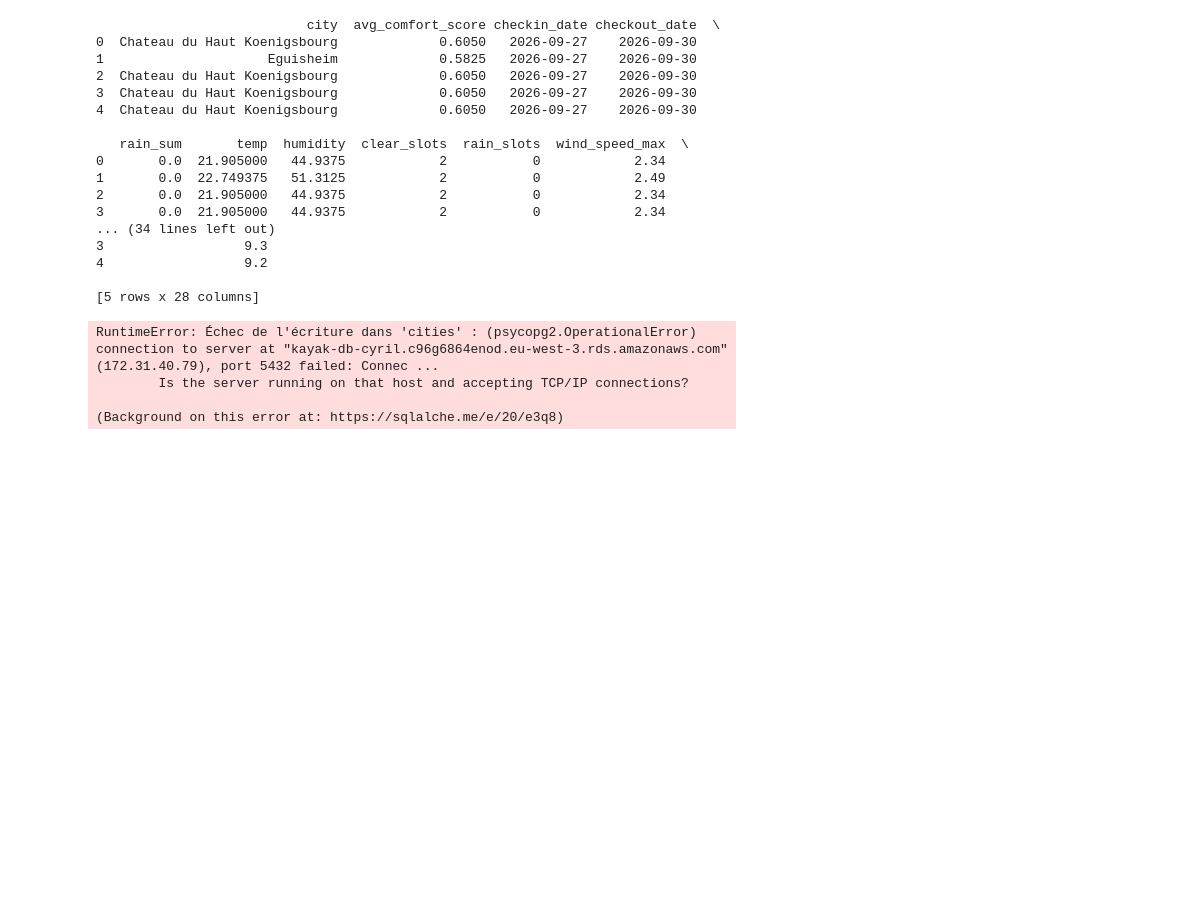
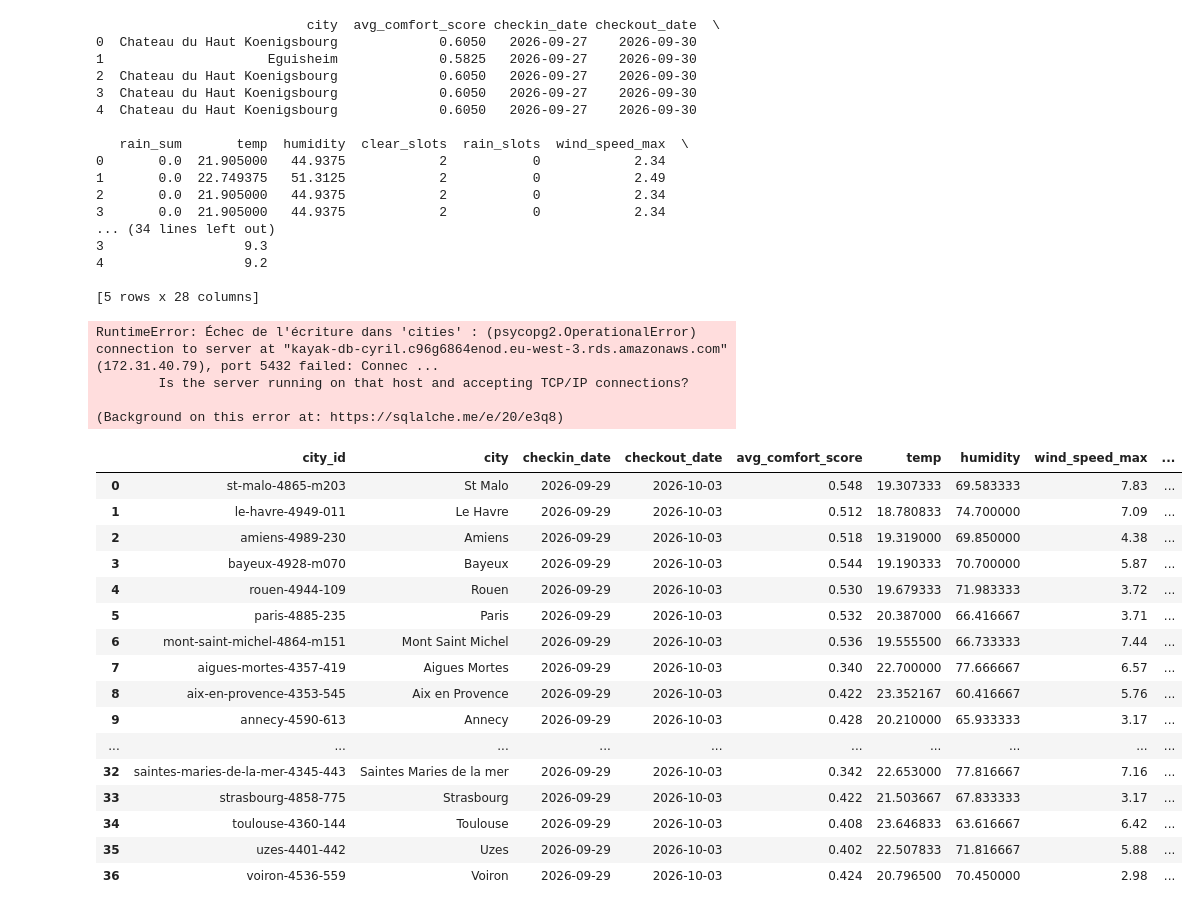
Before and after one commit to cyrilbraguy/Bl1_kayak, a Jupyter notebook: src/01-Plan_your_trip_with_Kayak_cyril.ipynb, the cells around one changed output. Saved outputs shown, nothing was run; the diff lists cells and outputs as text; code cells hidden in the pictures; blank space fills up the shorter version.

```diff
--- a/src/01-Plan_your_trip_with_Kayak_cyril.ipynb
+++ b/src/01-Plan_your_trip_with_Kayak_cyril.ipynb
@@ -1547,3 +1547,42 @@ RuntimeError: Échec de l'écriture dans 'cities' : (psycopg2.OperationalError)
         Is the server running on that host and accepting TCP/IP connections?
 
 (Background on this error at: https://sqlalche.me/e/20/e3q8)
+# %%
+# get data from tables
+
+# conect to tables
+DATABASE_URL = os.getenv("DATABASE_URL")
+from datetime import date
+from data_access import load_search_keys, load_hotels_for, load_top_cities, load_weather
+from date_picker import render_date_picker, render_search_action
+from availability import keys_from_df, DEFAULT_OCCUPANCY
+
+keys = keys_from_df(load_search_keys())
+weather, cities = load_weather(), load_top_cities()
+
+latest = weather[weather["checkin_date"] == weather["checkin_date"].max()].drop_duplicates("city_id")
+coords = cities.drop_duplicates("city_id")[["city_id", "city_lat", "city_lon"]]
+top_cities = (
+    latest.merge(coords, on="city_id", how="left")
+    .dropna(subset=["lat", "lon"]).drop(columns=['city_lat','city_lon'])
+)
+
+display(top_cities)
+# %% [output]
+|  | city_id | city | checkin_date | checkout_date | avg_comfort_score | temp | humidity | wind_speed_max | ... |
+| 0 | st-malo-4865-m203 | St Malo | 2026-09-29 | 2026-10-03 | 0.548 | 19.307333 | 69.583333 | 7.83 | ... |
+| 1 | le-havre-4949-011 | Le Havre | 2026-09-29 | 2026-10-03 | 0.512 | 18.780833 | 74.700000 | 7.09 | ... |
+| 2 | amiens-4989-230 | Amiens | 2026-09-29 | 2026-10-03 | 0.518 | 19.319000 | 69.850000 | 4.38 | ... |
+| 3 | bayeux-4928-m070 | Bayeux | 2026-09-29 | 2026-10-03 | 0.544 | 19.190333 | 70.700000 | 5.87 | ... |
+| 4 | rouen-4944-109 | Rouen | 2026-09-29 | 2026-10-03 | 0.530 | 19.679333 | 71.983333 | 3.72 | ... |
+| 5 | paris-4885-235 | Paris | 2026-09-29 | 2026-10-03 | 0.532 | 20.387000 | 66.416667 | 3.71 | ... |
+| 6 | mont-saint-michel-4864-m151 | Mont Saint Michel | 2026-09-29 | 2026-10-03 | 0.536 | 19.555500 | 66.733333 | 7.44 | ... |
+| 7 | aigues-mortes-4357-419 | Aigues Mortes | 2026-09-29 | 2026-10-03 | 0.340 | 22.700000 | 77.666667 | 6.57 | ... |
+| 8 | aix-en-provence-4353-545 | Aix en Provence | 2026-09-29 | 2026-10-03 | 0.422 | 23.352167 | 60.416667 | 5.76 | ... |
+| 9 | annecy-4590-613 | Annecy | 2026-09-29 | 2026-10-03 | 0.428 | 20.210000 | 65.933333 | 3.17 | ... |
+| ... | ... | ... | ... | ... | ... | ... | ... | ... | ... |
+| 32 | saintes-maries-de-la-mer-4345-443 | Saintes Maries de la mer | 2026-09-29 | 2026-10-03 | 0.342 | 22.653000 | 77.816667 | 7.16 | ... |
+| 33 | strasbourg-4858-775 | Strasbourg | 2026-09-29 | 2026-10-03 | 0.422 | 21.503667 | 67.833333 | 3.17 | ... |
+| 34 | toulouse-4360-144 | Toulouse | 2026-09-29 | 2026-10-03 | 0.408 | 23.646833 | 63.616667 | 6.42 | ... |
+| 35 | uzes-4401-442 | Uzes | 2026-09-29 | 2026-10-03 | 0.402 | 22.507833 | 71.816667 | 5.88 | ... |
+| 36 | voiron-4536-559 | Voiron | 2026-09-29 | 2026-10-03 | 0.424 | 20.796500 | 70.450000 | 2.98 | ... |
```
Also changed, not shown: parts of 1 cell of this notebook, 10 other files.
